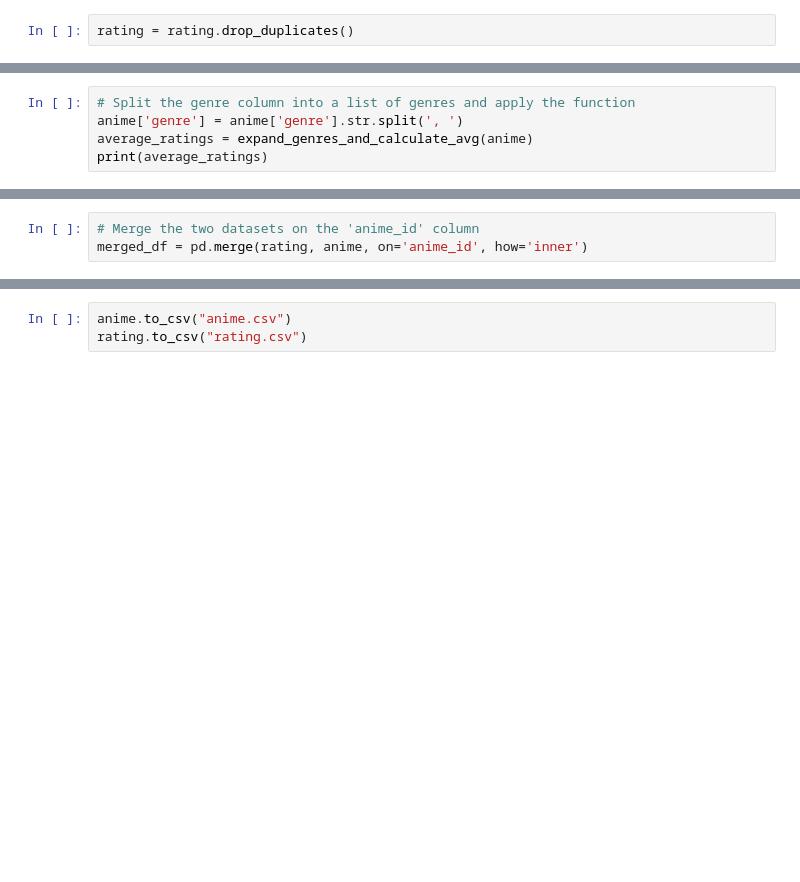
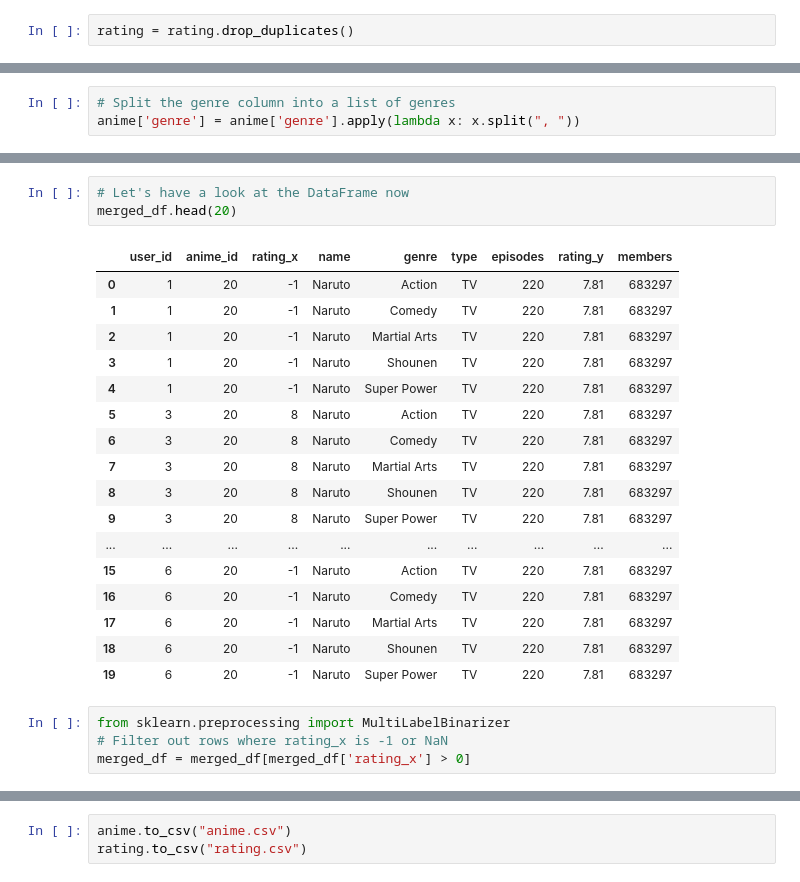
Before and after one commit to fsaidova74/cleaning-data-checkpoint, a Jupyter notebook: checkpoint-three.ipynb, the cells around one changed output, grey strips where cells are left out. Saved outputs shown, nothing was run; the diff lists cells and outputs as text; blank space fills up the shorter version.

```diff
--- a/checkpoint-three.ipynb
+++ b/checkpoint-three.ipynb
@@ -216,5 +215,3 @@ def expand_genres_and_calculate_avg(df):
 # %%
-# Split the genre column into a list of genres and apply the function
-anime['genre'] = anime['genre'].str.split(', ')
-average_ratings = expand_genres_and_calculate_avg(anime)
-print(average_ratings)
+# Split the genre column into a list of genres
+anime['genre'] = anime['genre'].apply(lambda x: x.split(", "))
@@ -245,3 +315,25 @@ plt.show()
-# %%
-# Merge the two datasets on the 'anime_id' column
-merged_df = pd.merge(rating, anime, on='anime_id', how='inner')
+# %%
+# Let's have a look at the DataFrame now
+merged_df.head(20)
+# %% [output]
+|  | user_id | anime_id | rating_x | name | genre | type | episodes | rating_y | members |
+| 0 | 1 | 20 | -1 | Naruto | Action | TV | 220 | 7.81 | 683297 |
+| 1 | 1 | 20 | -1 | Naruto | Comedy | TV | 220 | 7.81 | 683297 |
+| 2 | 1 | 20 | -1 | Naruto | Martial Arts | TV | 220 | 7.81 | 683297 |
+| 3 | 1 | 20 | -1 | Naruto | Shounen | TV | 220 | 7.81 | 683297 |
+| 4 | 1 | 20 | -1 | Naruto | Super Power | TV | 220 | 7.81 | 683297 |
+| 5 | 3 | 20 | 8 | Naruto | Action | TV | 220 | 7.81 | 683297 |
+| 6 | 3 | 20 | 8 | Naruto | Comedy | TV | 220 | 7.81 | 683297 |
+| 7 | 3 | 20 | 8 | Naruto | Martial Arts | TV | 220 | 7.81 | 683297 |
+| 8 | 3 | 20 | 8 | Naruto | Shounen | TV | 220 | 7.81 | 683297 |
+| 9 | 3 | 20 | 8 | Naruto | Super Power | TV | 220 | 7.81 | 683297 |
+| ... | ... | ... | ... | ... | ... | ... | ... | ... | ... |
+| 15 | 6 | 20 | -1 | Naruto | Action | TV | 220 | 7.81 | 683297 |
+| 16 | 6 | 20 | -1 | Naruto | Comedy | TV | 220 | 7.81 | 683297 |
+| 17 | 6 | 20 | -1 | Naruto | Martial Arts | TV | 220 | 7.81 | 683297 |
+| 18 | 6 | 20 | -1 | Naruto | Shounen | TV | 220 | 7.81 | 683297 |
+| 19 | 6 | 20 | -1 | Naruto | Super Power | TV | 220 | 7.81 | 683297 |
+# %%
+from sklearn.preprocessing import MultiLabelBinarizer
+# Filter out rows where rating_x is -1 or NaN
+merged_df = merged_df[merged_df['rating_x'] > 0]
```
Also changed, not shown: parts of 35 cells of this notebook.
